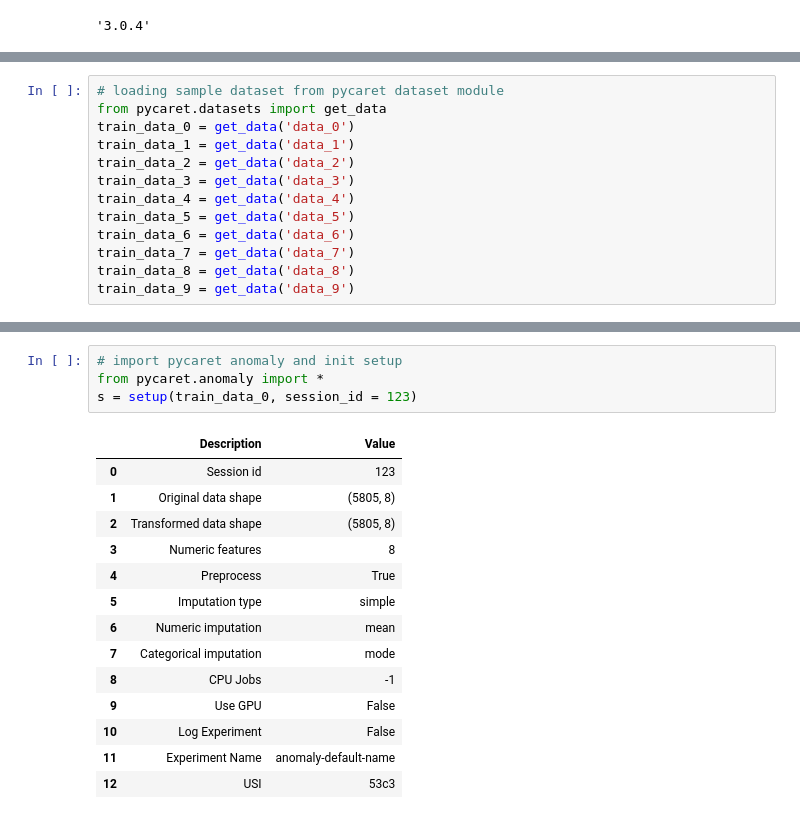
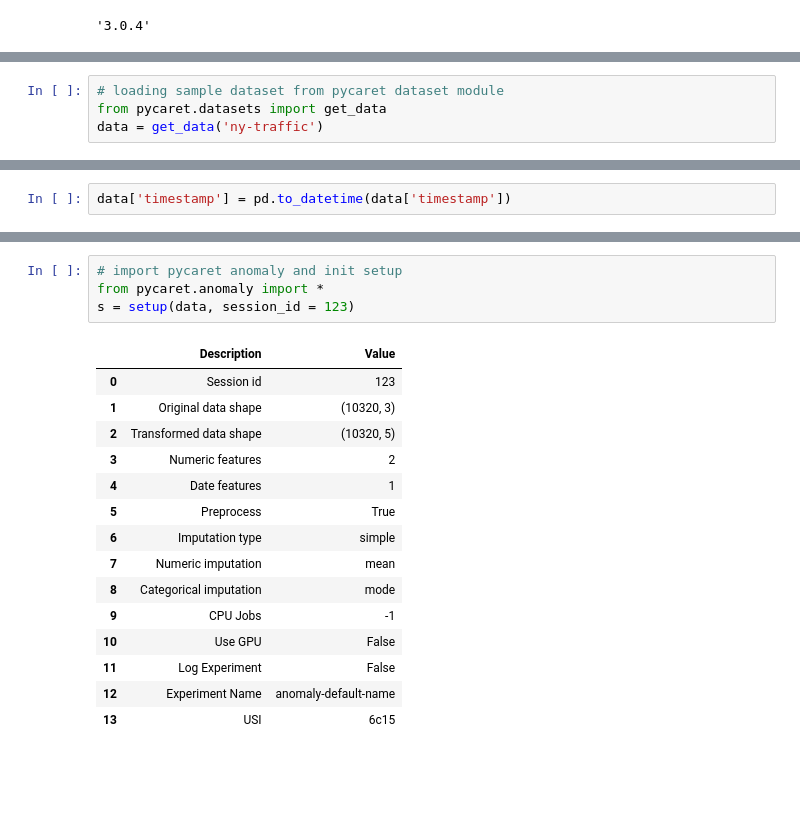
Before and after one commit to sjkchang/CMPE255-Assignment-2, a Jupyter notebook: notebooks/Assignment2_AnomalyDetection.ipynb, the cells around one changed output, grey strips where cells are left out. Cells and saved outputs as stored; diff of their text form; blank space fills up the shorter version.

```diff
--- a/notebooks/Assignment2_AnomalyDetection.ipynb
+++ b/notebooks/Assignment2_AnomalyDetection.ipynb
@@ -46,14 +36,5 @@ data_12.csv  data_16.csv  data_1.csv   data_5.csv  data_9.csv
 # %%
 # loading sample dataset from pycaret dataset module
 from pycaret.datasets import get_data
-train_data_0 = get_data('data_0')
-train_data_1 = get_data('data_1')
-train_data_2 = get_data('data_2')
-train_data_3 = get_data('data_3')
-train_data_4 = get_data('data_4')
-train_data_5 = get_data('data_5')
-train_data_6 = get_data('data_6')
-train_data_7 = get_data('data_7')
-train_data_8 = get_data('data_8')
-train_data_9 = get_data('data_9')
+data = get_data('ny-traffic')
 # %% [output]
@@ -162,0 +47,2 @@ test_data_24 = get_data('data_24')
+# %%
+data['timestamp'] = pd.to_datetime(data['timestamp'])
@@ -163,21 +65,22 @@ test_data_24 = get_data('data_24')
 # %%
 # import pycaret anomaly and init setup
 from pycaret.anomaly import *
-s = setup(train_data_0, session_id = 123)
+s = setup(data, session_id = 123)
 # %% [output]
 |  | Description | Value |
 | 0 | Session id | 123 |
-| 1 | Original data shape | (5805, 8) |
-| 2 | Transformed data shape | (5805, 8) |
-| 3 | Numeric features | 8 |
-| 4 | Preprocess | True |
-| 5 | Imputation type | simple |
-| 6 | Numeric imputation | mean |
-| 7 | Categorical imputation | mode |
-| 8 | CPU Jobs | -1 |
-| 9 | Use GPU | False |
-| 10 | Log Experiment | False |
-| 11 | Experiment Name | anomaly-default-name |
-| 12 | USI | 53c3 |
+| 1 | Original data shape | (10320, 3) |
+| 2 | Transformed data shape | (10320, 5) |
+| 3 | Numeric features | 2 |
+| 4 | Date features | 1 |
+| 5 | Preprocess | True |
+| 6 | Imputation type | simple |
+| 7 | Numeric imputation | mean |
+| 8 | Categorical imputation | mode |
+| 9 | CPU Jobs | -1 |
+| 10 | Use GPU | False |
+| 11 | Log Experiment | False |
+| 12 | Experiment Name | anomaly-default-name |
+| 13 | USI | 6c15 |
 # %%
 # train iforest model
```
Also changed, not shown: parts of 19 cells of this notebook.
